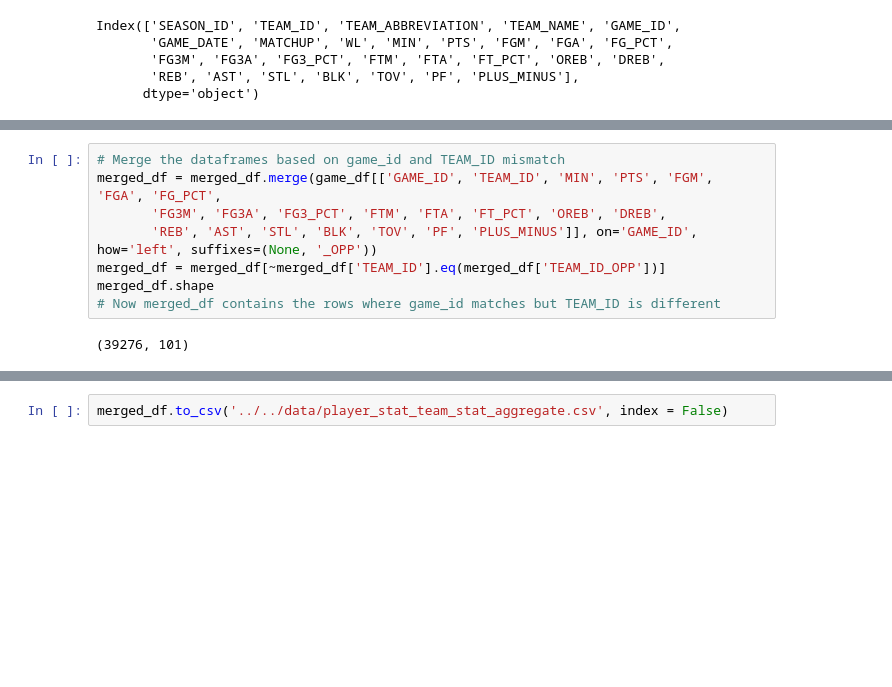
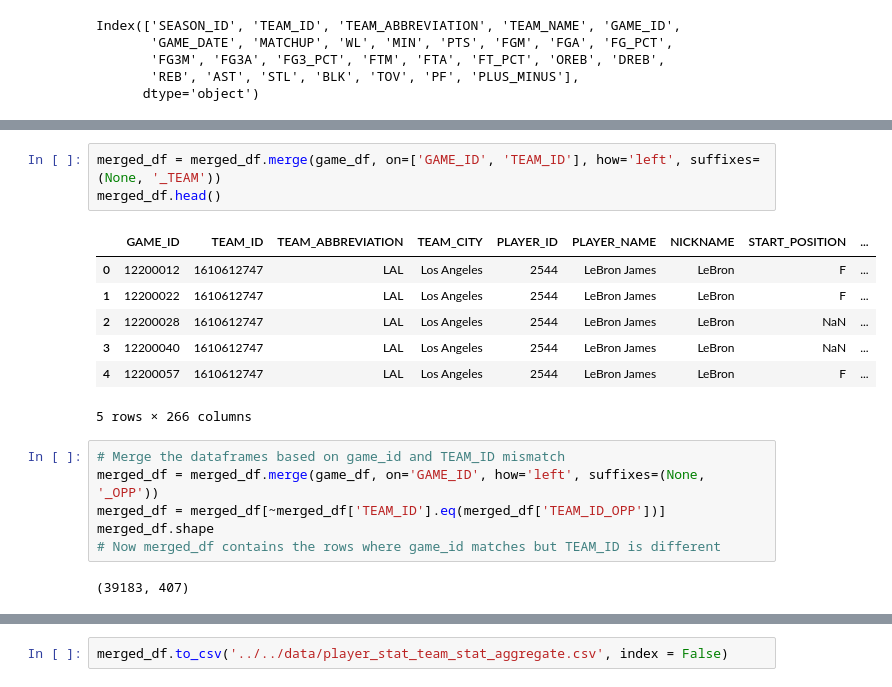
Before and after one commit to Spectral-Finance/nba-mvp, a Jupyter notebook: helpers/fetching/create_features.ipynb, the cells around one changed output, grey strips where cells are left out. Saved outputs shown, nothing was run; the diff lists cells and outputs as text; blank space fills up the shorter version.

```diff
--- a/helpers/fetching/create_features.ipynb
+++ b/helpers/fetching/create_features.ipynb
@@ -97,13 +214,22 @@ merged_df.shape
+# %%
+merged_df = merged_df.merge(game_df, on=['GAME_ID', 'TEAM_ID'], how='left', suffixes=(None, '_TEAM'))
+merged_df.head()
+# %% [output]
+|  | GAME_ID | TEAM_ID | TEAM_ABBREVIATION | TEAM_CITY | PLAYER_ID | PLAYER_NAME | NICKNAME | START_POSITION | ... |
+| 0 | 12200012 | 1610612747 | LAL | Los Angeles | 2544 | LeBron James | LeBron | F | ... |
+| 1 | 12200022 | 1610612747 | LAL | Los Angeles | 2544 | LeBron James | LeBron | F | ... |
+| 2 | 12200028 | 1610612747 | LAL | Los Angeles | 2544 | LeBron James | LeBron | NaN | ... |
+| 3 | 12200040 | 1610612747 | LAL | Los Angeles | 2544 | LeBron James | LeBron | NaN | ... |
+| 4 | 12200057 | 1610612747 | LAL | Los Angeles | 2544 | LeBron James | LeBron | F | ... |
+5 rows × 266 columns
 # %%
 # Merge the dataframes based on game_id and TEAM_ID mismatch
-merged_df = merged_df.merge(game_df[['GAME_ID', 'TEAM_ID', 'MIN', 'PTS', 'FGM', 'FGA', 'FG_PCT',
-       'FG3M', 'FG3A', 'FG3_PCT', 'FTM', 'FTA', 'FT_PCT', 'OREB', 'DREB',
-       'REB', 'AST', 'STL', 'BLK', 'TOV', 'PF', 'PLUS_MINUS']], on='GAME_ID', how='left', suffixes=(None, '_OPP'))
+merged_df = merged_df.merge(game_df, on='GAME_ID', how='left', suffixes=(None, '_OPP'))
 merged_df = merged_df[~merged_df['TEAM_ID'].eq(merged_df['TEAM_ID_OPP'])]
 merged_df.shape
 # Now merged_df contains the rows where game_id matches but TEAM_ID is different
 # %% [output]
-(39276, 101)
+(39183, 407)
 # %%
 merged_df.head()
 # %% [output]
```
Also changed, not shown: parts of 17 cells of this notebook, 2 other files.
